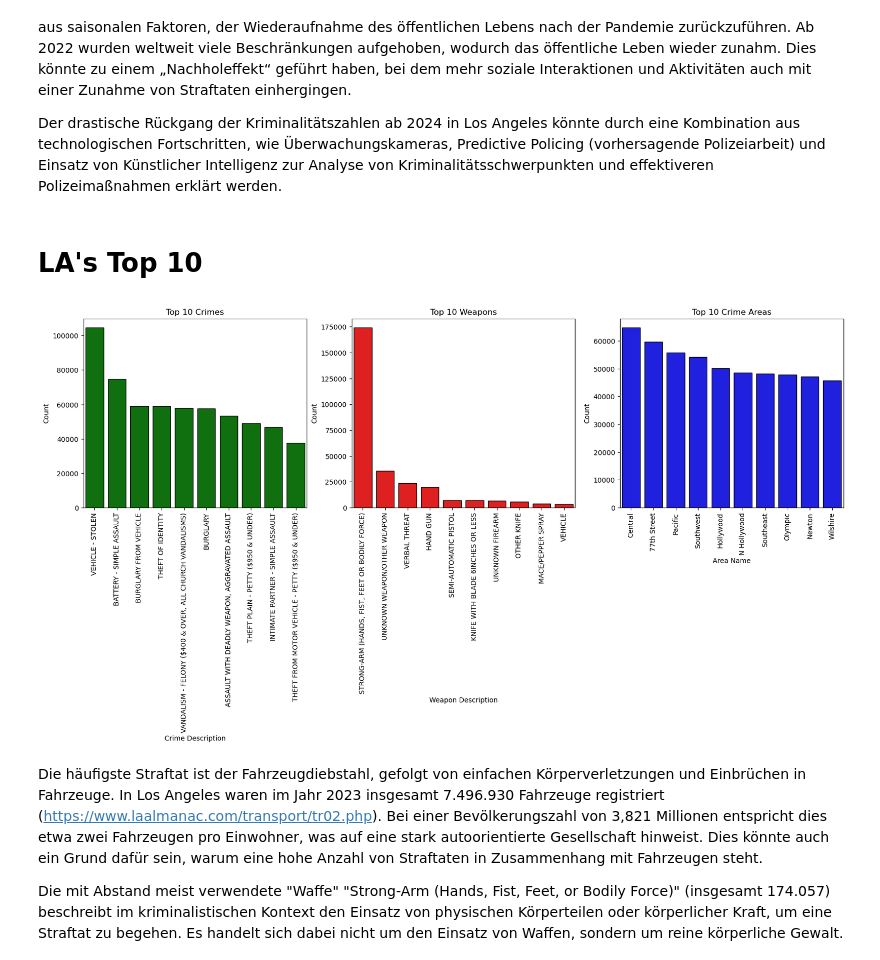
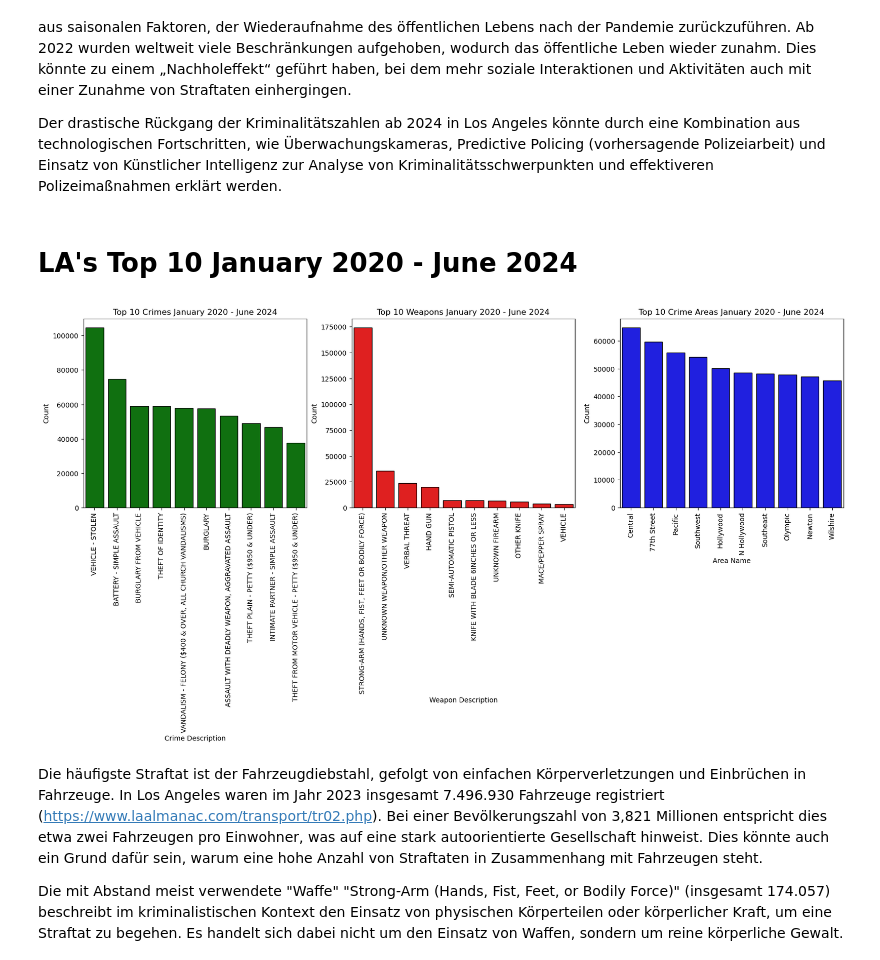
Before and after one commit to Baenji/DIP, a Jupyter notebook: crime.ipynb, the cells around one changed output. Drawn from its saved outputs; the diff is of its cells as text; code cells hidden in the pictures.

Commit message:
update crime

```diff
--- a/crime.ipynb
+++ b/crime.ipynb
@@ -151,7 +151,7 @@ Der Anstieg der Kriminalitätsraten zwischen Februar und Oktober 2022 ist wahrsc
 
 Der drastische Rückgang der Kriminalitätszahlen ab 2024 in Los Angeles könnte durch eine Kombination aus technologischen Fortschritten, wie Überwachungskameras, Predictive Policing (vorhersagende Polizeiarbeit) und Einsatz von Künstlicher Intelligenz zur Analyse von Kriminalitätsschwerpunkten und effektiveren Polizeimaßnahmen erklärt werden.
 # %% [markdown]
-# LA's Top 10
+# LA's Top 10 January 2020 - June 2024
 # %%
 # .value_counts sortiert immer absteigender Anzahl
 # Top 10 Verbrechen
@@ -166,26 +166,26 @@ df_top10_crime_areas = df_area_desc.head(10)
 # %%
 # erstellt ein Raster mit mehreren Achsen (Plots) in einer einzigen Abbildung (Figure) - 1 Zeile 3 Spalten Breite 20inch und Höhe 5inch
 f, axs = plt.subplots(1, 3, figsize=(20, 5))
 # Top 10 Crimes
 sns.barplot(x=df_top10_crimes.index, y=df_top10_crimes.values, ax=axs[0], color= "green", edgecolor="black") # Diagramm wird auf der 1. Achse des Subplots platziert
-axs[0].set_title("Top 10 Crimes") # Titel
+axs[0].set_title("Top 10 Crimes January 2020 - June 2024") # Titel
 axs[0].set_xlabel("Crime Description") # Beschriftung x-Achse
 axs[0].set_ylabel("Count") # Beschriftung y-Achse
 axs[0].tick_params(axis="x", rotation=90) # vertikale Darstellung, da die Beschriftungen sehr lang und sonst überlappen würden
 # Top 10 Weapons
 sns.barplot(x=df_top10_weapons.index, y=df_top10_weapons.values, ax=axs[1], color= "red", edgecolor="black")
-axs[1].set_title("Top 10 Weapons")
+axs[1].set_title("Top 10 Weapons January 2020 - June 2024")
 axs[1].set_xlabel("Weapon Description")
 axs[1].set_ylabel("Count")
 axs[1].tick_params(axis="x", rotation=90)
 # Top 10 Crime Areas
 sns.barplot(x=df_top10_crime_areas.index, y=df_top10_crime_areas.values, ax=axs[2], color= "blue", edgecolor="black")
-axs[2].set_title("Top 10 Crime Areas")
+axs[2].set_title("Top 10 Crime Areas January 2020 - June 2024")
 axs[2].set_xlabel("Area Name")
 axs[2].set_ylabel("Count")
 axs[2].tick_params(axis="x", rotation=90)
 # %% [output]
-[figure, old version]
+[figure, new version]
 # %% [markdown]
 Die häufigste Straftat ist der Fahrzeugdiebstahl, gefolgt von einfachen Körperverletzungen und Einbrüchen in Fahrzeuge. In Los Angeles waren im Jahr 2023 insgesamt 7.496.930 Fahrzeuge registriert (https://www.laalmanac.com/transport/tr02.php). Bei einer Bevölkerungszahl von 3,821 Millionen entspricht dies etwa zwei Fahrzeugen pro Einwohner, was auf eine stark autoorientierte Gesellschaft hinweist. Dies könnte auch ein Grund dafür sein, warum eine hohe Anzahl von Straftaten in Zusammenhang mit Fahrzeugen steht.
 
```
Also changed, not shown: parts of 6 cells of this notebook, 2 other files.
